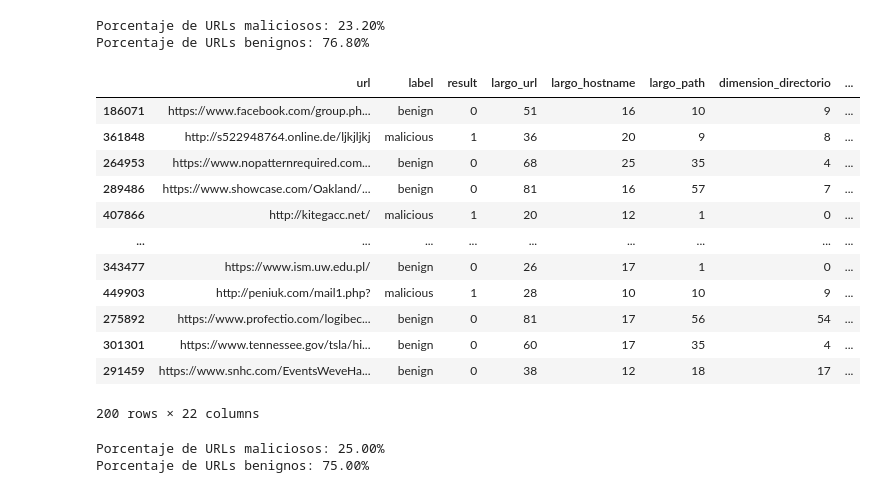
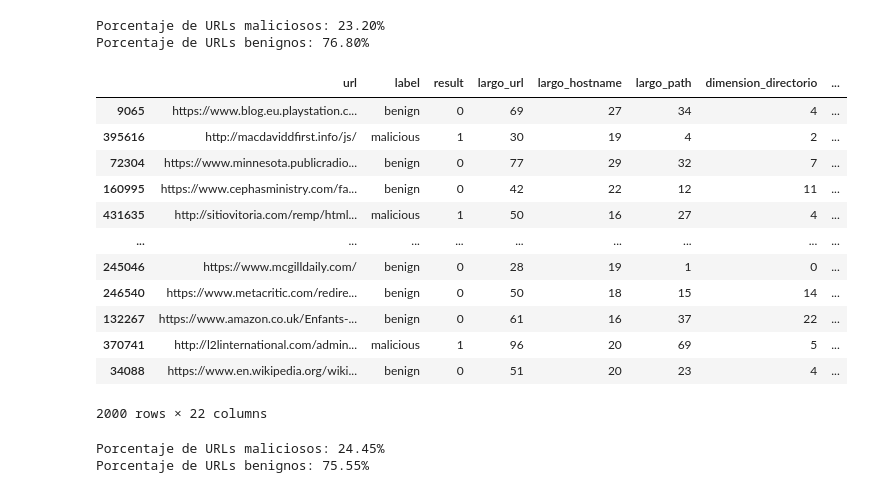
Before and after one commit to arhcoder/QuintuSCAN, a Jupyter notebook: models/Data_extraction_standardization.ipynb, the cells around one changed output. Drawn from its saved outputs; the diff is of its cells as text; code cells hidden in the pictures.

```diff
--- a/models/Data_extraction_standardization.ipynb
+++ b/models/Data_extraction_standardization.ipynb
@@ -149,26 +150,26 @@ def get_clustered_Sample(df, n_per_cluster, num_select_clusters):
     samples = data[data.cluster.isin(random_chosen_clusters)]
     return(samples)
 # %%
-data_url_samp = get_clustered_Sample(df = data_url, n_per_cluster = 100, num_select_clusters = 2)
+data_url_samp = get_clustered_Sample(df = data_url, n_per_cluster = 100, num_select_clusters = 20)
 data_url_samp
 # %% [output]
 |  | url | label | result | largo_url | largo_hostname | largo_path | dimension_directorio | ... |
-| 186071 | https://www.facebook.com/group.ph... | benign | 0 | 51 | 16 | 10 | 9 | ... |
-| 361848 | http://s522948764.online.de/ljkjljkj | malicious | 1 | 36 | 20 | 9 | 8 | ... |
-| 264953 | https://www.nopatternrequired.com... | benign | 0 | 68 | 25 | 35 | 4 | ... |
-| 289486 | https://www.showcase.com/Oakland/... | benign | 0 | 81 | 16 | 57 | 7 | ... |
-| 407866 | http://kitegacc.net/ | malicious | 1 | 20 | 12 | 1 | 0 | ... |
+| 9065 | https://www.blog.eu.playstation.c... | benign | 0 | 69 | 27 | 34 | 4 | ... |
+| 395616 | http://macdaviddfirst.info/js/ | malicious | 1 | 30 | 19 | 4 | 2 | ... |
+| 72304 | https://www.minnesota.publicradio... | benign | 0 | 77 | 29 | 32 | 7 | ... |
+| 160995 | https://www.cephasministry.com/fa... | benign | 0 | 42 | 22 | 12 | 11 | ... |
+| 431635 | http://sitiovitoria.com/remp/html... | malicious | 1 | 50 | 16 | 27 | 4 | ... |
 | ... | ... | ... | ... | ... | ... | ... | ... | ... |
-| 343477 | https://www.ism.uw.edu.pl/ | benign | 0 | 26 | 17 | 1 | 0 | ... |
-| 449903 | http://peniuk.com/mail1.php? | malicious | 1 | 28 | 10 | 10 | 9 | ... |
-| 275892 | https://www.profectio.com/logibec... | benign | 0 | 81 | 17 | 56 | 54 | ... |
-| 301301 | https://www.tennessee.gov/tsla/hi... | benign | 0 | 60 | 17 | 35 | 4 | ... |
-| 291459 | https://www.snhc.com/EventsWeveHa... | benign | 0 | 38 | 12 | 18 | 17 | ... |
+| 245046 | https://www.mcgilldaily.com/ | benign | 0 | 28 | 19 | 1 | 0 | ... |
+| 246540 | https://www.metacritic.com/redire... | benign | 0 | 50 | 18 | 15 | 14 | ... |
+| 132267 | https://www.amazon.co.uk/Enfants-... | benign | 0 | 61 | 16 | 37 | 22 | ... |
+| 370741 | http://l2linternational.com/admin... | malicious | 1 | 96 | 20 | 69 | 5 | ... |
+| 34088 | https://www.en.wikipedia.org/wiki... | benign | 0 | 51 | 20 | 23 | 4 | ... |
-200 rows × 22 columns
+2000 rows × 22 columns
 # %%
 print("Porcentaje de URLs maliciosos: {:.2f}%".format(len(data_url_samp[data_url_samp['label']=='malicious'])/len(data_url_samp['label'])*100))
 print("Porcentaje de URLs benignos: {:.2f}%".format(len(data_url_samp[data_url_samp['label']=='benign'])/len(data_url_samp['label'])*100))
 # %% [output]
-Porcentaje de URLs maliciosos: 25.00%
-Porcentaje de URLs benignos: 75.00%
+Porcentaje de URLs maliciosos: 24.45%
+Porcentaje de URLs benignos: 75.55%
 # %%
```
Also changed, not shown: parts of 6 cells of this notebook, 2 other files.
